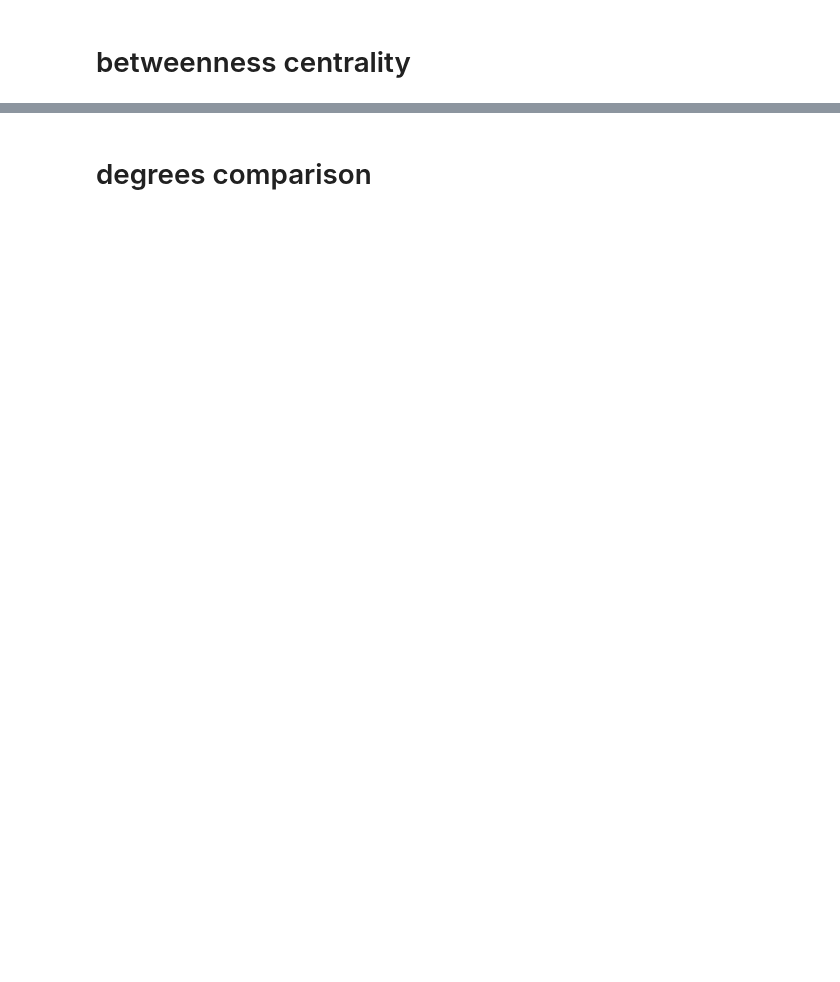
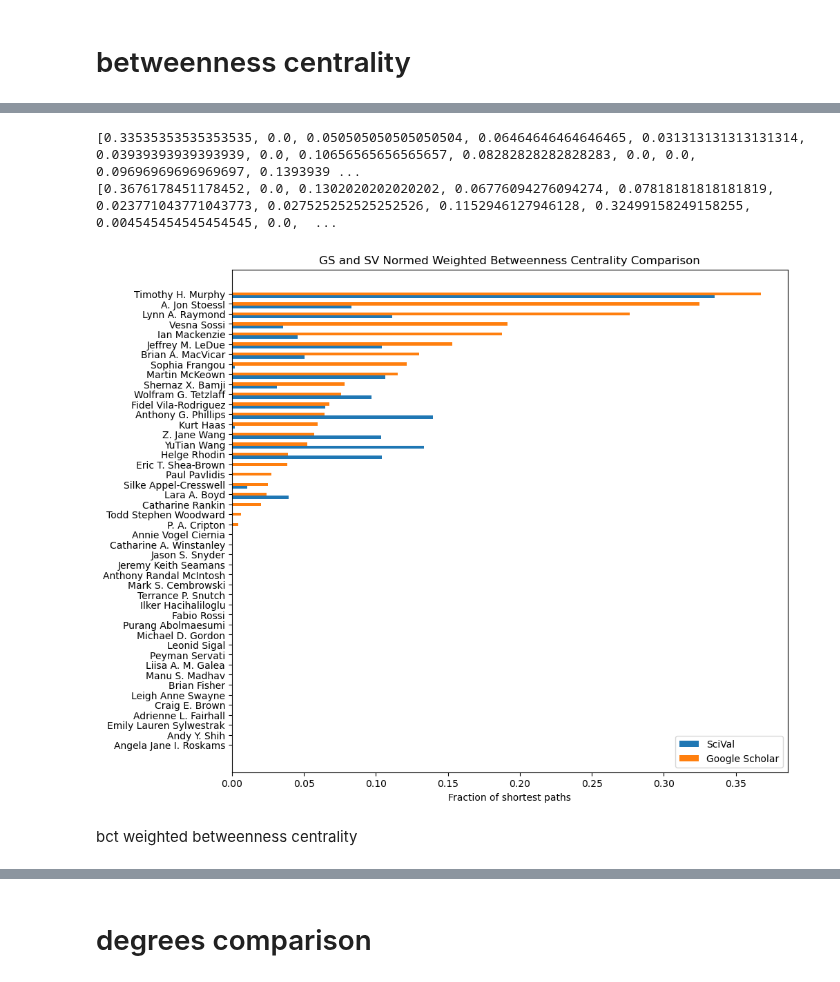
Before and after one commit to rainacao/scholar_metrics_scraper, a Jupyter notebook: authorlist comparisons/centrality.ipynb, the cells around one changed output, grey strips where cells are left out. Drawn from its saved outputs; the diff is of its cells as text; code cells hidden in the pictures; blank space fills up the shorter version.

```diff
--- a/authorlist comparisons/centrality.ipynb
+++ b/authorlist comparisons/centrality.ipynb
@@ -28,5 +11,5 @@ scival_df = pd.read_csv(scival_csv)
 # %%
-def get_networkx_matrix(graph_obj, df, name_str, coauthor_str):
+def get_networkx_matrix(graph_obj, df, name_str, coauthor_str, inv_weight=False):
     '''
     PARAMS:
     df: dataframe with at minimum columns containing author names and coauthor dictionary
@@ -44,8 +27,13 @@ def get_networkx_matrix(graph_obj, df, name_str, coauthor_str):
         try:
             coauthors = ast.literal_eval(author[coauthor_str]) #get coauthors
             if len(coauthors) == 0: print(auth_name, "has no coauthors")
+            #add the nodes
             for coauthor in coauthors.keys():
-                graph_obj.add_edge(auth_name, coauthor, weight=coauthors[coauthor]) #add the nodes
+                if inv_weight:
+                    graph_obj.add_edge(auth_name, coauthor, weight=int((1/coauthors[coauthor])*100)) #invert and convert to int to prevent floating number errors as suggested
+                else:
+                    graph_obj.add_edge(auth_name, coauthor, weight=coauthors[coauthor])
+
 
         except:
             print(auth_name, "has no coauthors")
@@ -246,0 +171,3 @@ plt.xticks(range(len(sv_names)), labels=sv_names, rotation=90, fontsize='x-small
+# %%
+sv_g = get_networkx_matrix(nx.Graph(),combined_df,'sv_name','sv_coauthors',inv_weight=True)
+gs_g = get_networkx_matrix(nx.Graph(),combined_df,'gs_name','gs_coauthors', inv_weight=True)
@@ -246,0 +187,29 @@ plt.xticks(range(len(sv_names)), labels=sv_names, rotation=90, fontsize='x-small
+# %%
+# get names for axes
+sv_names = combined_df["sv_name"].tolist()
+
+# get networkX graph betweenness centrality
+sv_BC_dict = nx.betweenness_centrality(sv_g, weight="weight")
+sv_BC_weighted = [val for key, val in sv_BC_dict.items()]
+print(sv_BC_weighted)
+
+gs_BC_dict = nx.betweenness_centrality(gs_g, weight="weight")
+gs_BC_weighted = [val for key, val in gs_BC_dict.items()]
+print(gs_BC_weighted)
+# %% [output]
+[0.33535353535353535, 0.0, 0.050505050505050504, 0.06464646464646465, 0.031313131313131314, 0.03939393939393939, 0.0, 0.10656565656565657, 0.08282828282828283, 0.0, 0.0, 0.09696969696969697, 0.1393939 ...
+[0.3676178451178452, 0.0, 0.1302020202020202, 0.06776094276094274, 0.07818181818181819, 0.023771043771043773, 0.027525252525252526, 0.1152946127946128, 0.32499158249158255, 0.004545454545454545, 0.0,  ...
+# %%
+weighted_centrality_df = pd.DataFrame({
+    "Name":sv_names,
+    "SciVal":sv_BC_weighted,
+    "Google Scholar":gs_BC_weighted,
+})
+
+weighted_ordered_df = weighted_centrality_df.sort_values(by="Google Scholar", ascending=True)
+
+plot_comparison_graph(weighted_ordered_df, "GS and SV Normed Weighted Betweenness Centrality Comparison", "Fraction of shortest paths")
+# %% [output]
+[figure, added]
+# %% [markdown]
+bct weighted betweenness centrality
```
Also changed, not shown: parts of 47 cells of this notebook, 1 other file.
